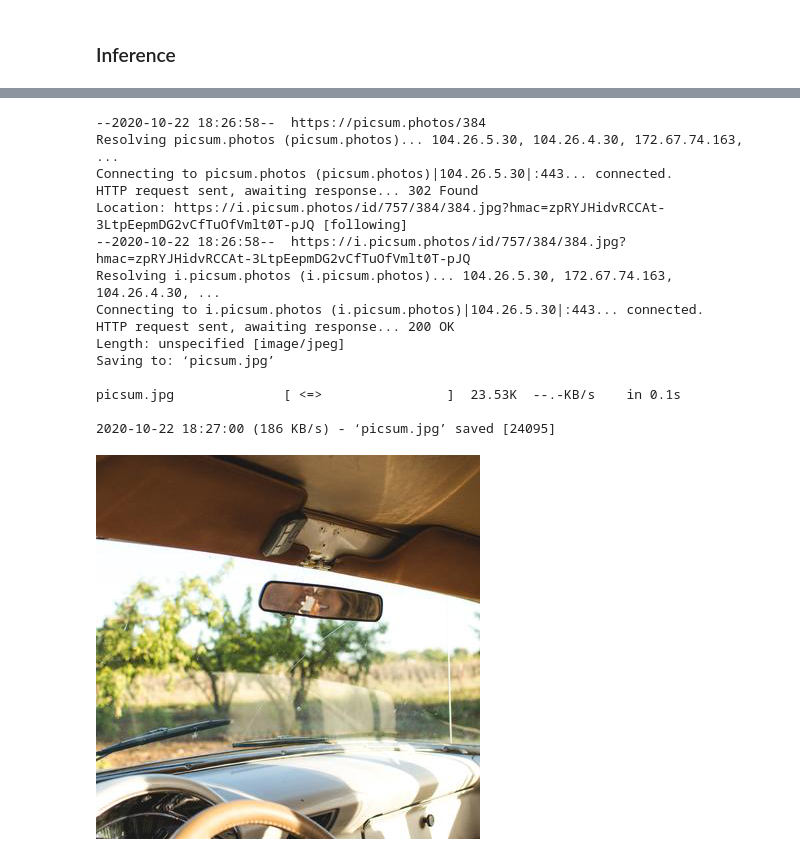
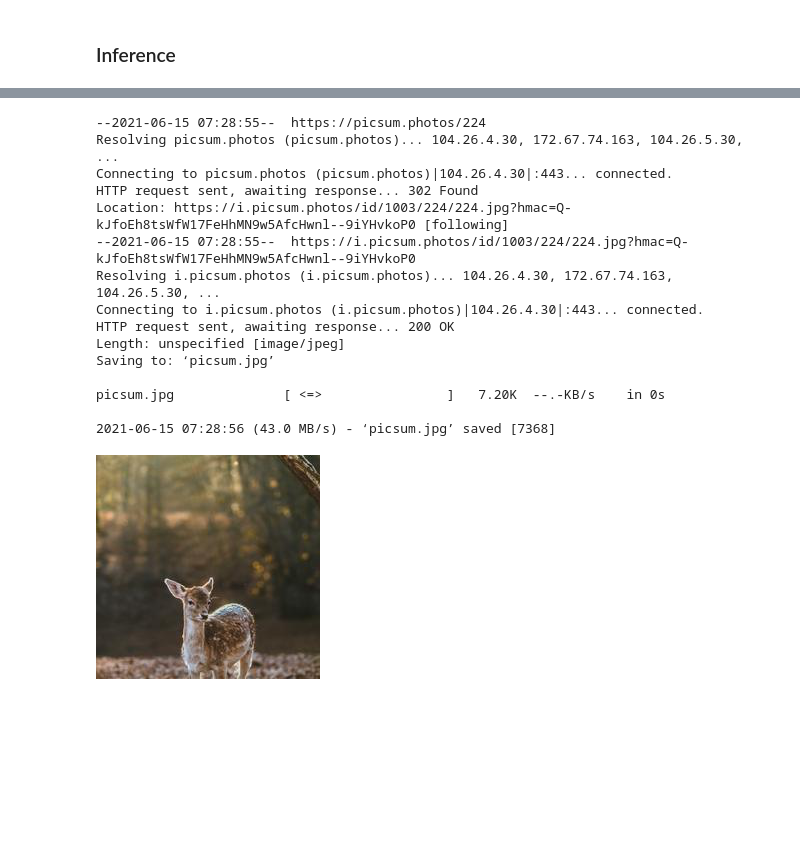
Before and after one commit to google-research/vision_transformer, a Jupyter notebook: vit_jax.ipynb, the cells around one changed output, grey strips where cells are left out. Cells and saved outputs as stored; diff of their text form; code cells hidden in the pictures; blank space fills up the shorter version.

```diff
--- a/vit_jax.ipynb
+++ b/vit_jax.ipynb
@@ -106,0 +100,14 @@ Registered TPU: grpc://10.92.152.130:8470
+# %%
+# Download a pre-trained model.
+
+# Note: you can really choose any of the above, but this Colab has been tested
+# with the models of below selection...
+model_name = 'Mixer-B_16'  #@param ["ViT-B_32", "Mixer-B_16"]
+
+if model_name.startswith('ViT'):
+  ![ -e "$model_name".npz ] || gsutil cp gs://vit_models/imagenet21k/"$model_name".npz .
+if model_name.startswith('Mixer'):
+  ![ -e "$model_name".npz ] || gsutil cp gs://mixer_models/imagenet21k/"$model_name".npz .
+
+import os
+assert os.path.exists(f'{model_name}.npz')
@@ -210,0 +231,7 @@ batch_size = 512  # Reduce to 256 if running on a single GPU.
+# %%
+pp_config = common_config.DATASET_PRESETS[dataset]['pp']
+if model_name.startswith('Mixer'):
+  # Mixer tokens are fixed.
+  pp_config['crop'] = 224
+  pp_config['resize'] = 256
+pp_config
@@ -404,25 +491,26 @@ ilsvrc2012_wordnet_ 100%[===================>]  21.17K  --.-KB/s    in 0.004s
 # %%
 # Get a random picture with the correct dimensions.
-!wget https://picsum.photos/384 -O picsum.jpg
+resolution = pp_config['crop']
+!wget https://picsum.photos/$resolution -O picsum.jpg
 import PIL
 img = PIL.Image.open('picsum.jpg')
 img
 # %% [output]
---2020-10-22 18:26:58--  https://picsum.photos/384
-Resolving picsum.photos (picsum.photos)... 104.26.5.30, 104.26.4.30, 172.67.74.163, ...
-Connecting to picsum.photos (picsum.photos)|104.26.5.30|:443... connected.
+--2021-06-15 07:28:55--  https://picsum.photos/224
+Resolving picsum.photos (picsum.photos)... 104.26.4.30, 172.67.74.163, 104.26.5.30, ...
+Connecting to picsum.photos (picsum.photos)|104.26.4.30|:443... connected.
 HTTP request sent, awaiting response... 302 Found
-Location: https://i.picsum.photos/id/757/384/384.jpg?hmac=zpRYJHidvRCCAt-3LtpEepmDG2vCfTuOfVmlt0T-pJQ [following]
---2020-10-22 18:26:58--  https://i.picsum.photos/id/757/384/384.jpg?hmac=zpRYJHidvRCCAt-3LtpEepmDG2vCfTuOfVmlt0T-pJQ
-Resolving i.picsum.photos (i.picsum.photos)... 104.26.5.30, 172.67.74.163, 104.26.4.30, ...
-Connecting to i.picsum.photos (i.picsum.photos)|104.26.5.30|:443... connected.
+Location: https://i.picsum.photos/id/1003/224/224.jpg?hmac=Q-kJfoEh8tsWfW17FeHhMN9w5AfcHwnl--9iYHvkoP0 [following]
+--2021-06-15 07:28:55--  https://i.picsum.photos/id/1003/224/224.jpg?hmac=Q-kJfoEh8tsWfW17FeHhMN9w5AfcHwnl--9iYHvkoP0
+Resolving i.picsum.photos (i.picsum.photos)... 104.26.4.30, 172.67.74.163, 104.26.5.30, ...
+Connecting to i.picsum.photos (i.picsum.photos)|104.26.4.30|:443... connected.
 HTTP request sent, awaiting response... 200 OK
 Length: unspecified [image/jpeg]
 Saving to: ‘picsum.jpg’
 
-picsum.jpg              [ <=>                ]  23.53K  --.-KB/s    in 0.1s
+picsum.jpg              [ <=>                ]   7.20K  --.-KB/s    in 0s
 
-2020-10-22 18:27:00 (186 KB/s) - ‘picsum.jpg’ saved [24095]
+2021-06-15 07:28:56 (43.0 MB/s) - ‘picsum.jpg’ saved [7368]
-[figure, old version]
+[figure, new version]
 # %%
 # Predict on a batch with a single item (note very efficient TPU usage...)
```
Also changed, not shown: parts of 37 cells of this notebook.
